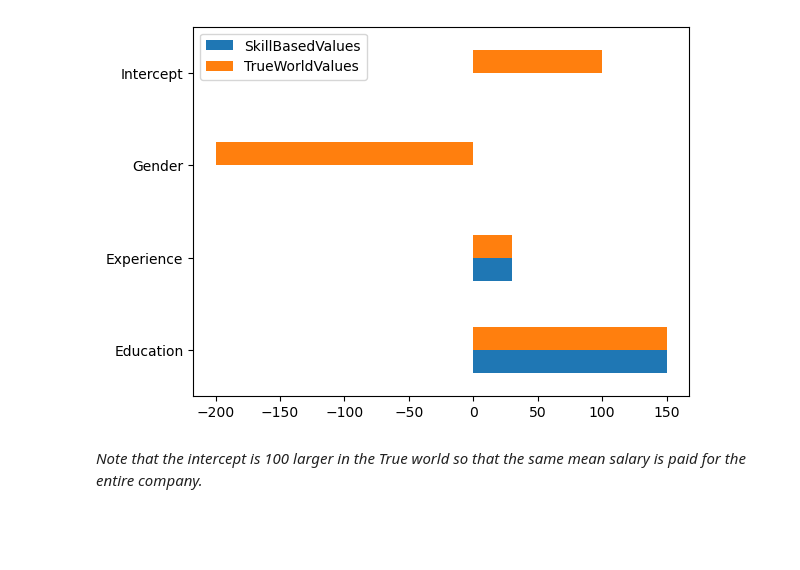
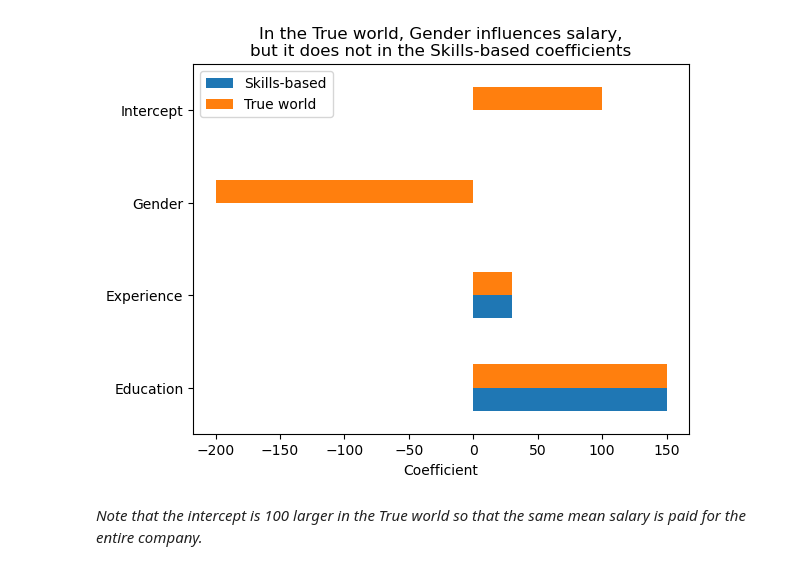
Before and after one commit to SjoerdCor/fairness, a Jupyter notebook: IntroducingTheIgnoringEstimator.ipynb, the cells around one changed output. Cells and saved outputs as stored; diff of their text form; code cells hidden in the pictures; blank space fills up the shorter version.

```diff
--- a/IntroducingTheIgnoringEstimator.ipynb
+++ b/IntroducingTheIgnoringEstimator.ipynb
@@ -38,15 +40,16 @@ Now imagine this company has a gender bias, where the people with gender 1 are s
 # %%
-true_world_values = pd.Series({'Education': 150, 'Experience': 30, 'Gender': -200, 'Intercept': 100}, name='TrueWorldValues')
-skill_base_values = pd.Series({'Education': 150, 'Experience': 30, 'Gender': 0, 'Intercept': 0}, name='SkillBasedValues')
+true_world_values = pd.Series({'Education': 150, 'Experience': 30, 'Gender': -200, 'Intercept': 100}, name='True world')
+skill_base_values = pd.Series({'Education': 150, 'Experience': 30, 'Gender': 0, 'Intercept': 0}, name='Skills-based')
 # %%
 coefficients = pd.concat([skill_base_values,
                           true_world_values,
                           ], axis='columns'
                          )
-coefficients.plot(kind='barh')
+coefficients.plot(kind='barh', title='In the True world, Gender influences salary,\nbut it does not in the Skills-based coefficients')
+plt.xlabel('Coefficient')
 plt.show()
 # %% [output]
-[figure, old version]
+[figure, new version]
 # %% [markdown]
 *Note that the intercept is 100 larger in the True world so that the same mean salary is paid for the entire company.*
 # %%
```
Also changed, not shown: parts of 32 cells of this notebook.
